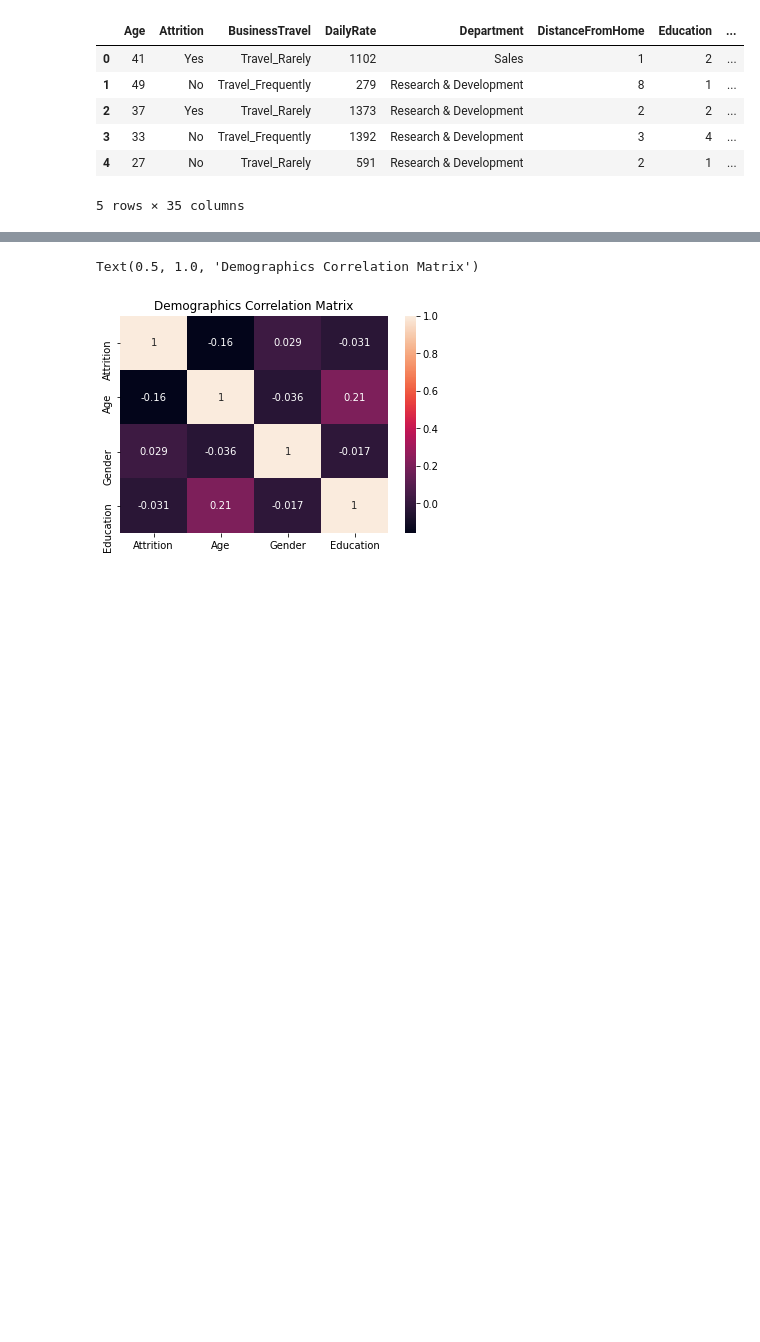
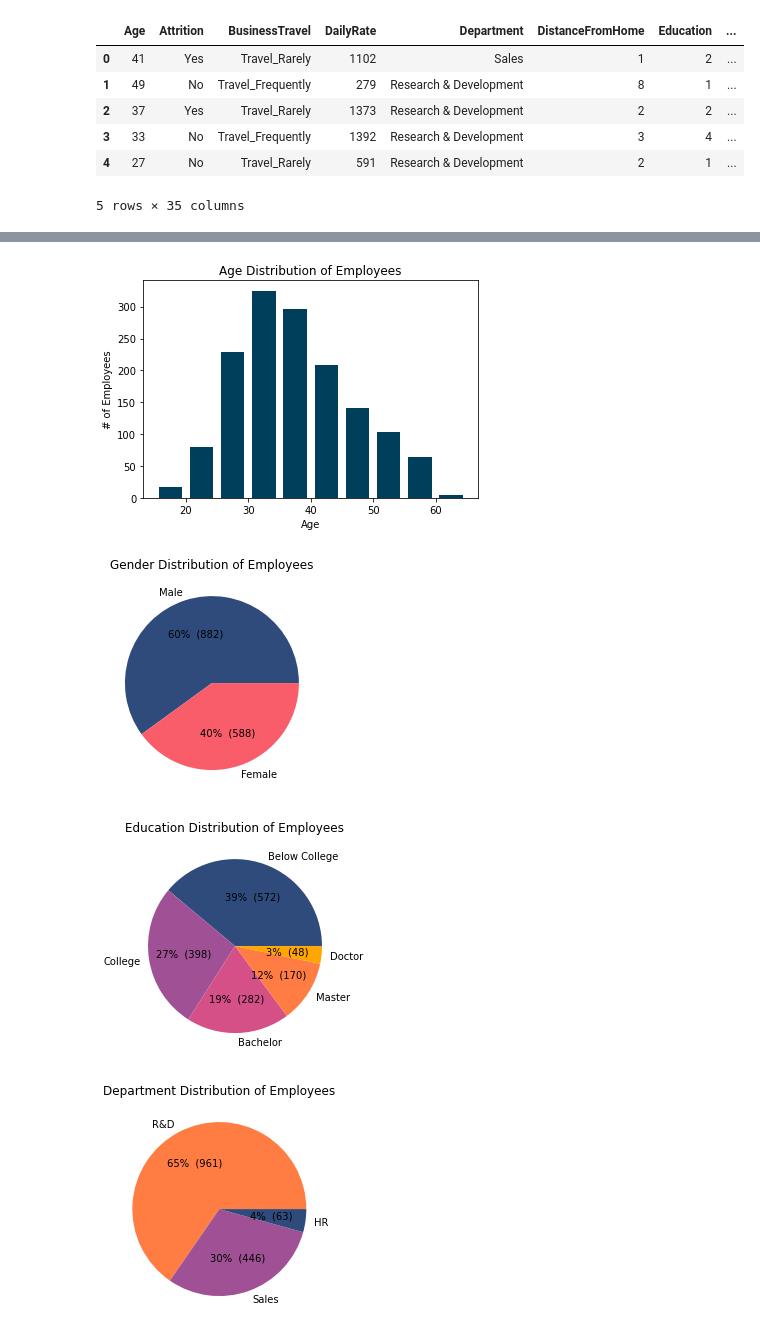
Before and after one commit to trevormcglaflin/PredictingEmployeeChurn, a Jupyter notebook: ChurnAnalysis.ipynb, the cells around one changed output, grey strips where cells are left out. Cells and saved outputs as stored; diff of their text form; code cells hidden in the pictures; blank space fills up the shorter version.

Commit message:
made initial plots and knn

```diff
--- a/ChurnAnalysis.ipynb
+++ b/ChurnAnalysis.ipynb
@@ -11,3 +16,13 @@ import seaborn as sns
+# %%
+# define color pallette to be used in plots
+blue_1 = '#003f5c'
+blue_2 = '#2f4b7c'
+purple_1 = '#665191'
+purple_2 = '#a05195'
+pink_1 = '#d45087'
+pink_2 = '#f95d6a'
+orange_1 = '#ff7c43'
+orange_2 = '#ffa600'
 # %%
 # read in data
 df = pd.read_csv('ChurnData.csv')
@@ -21,6 +36,14 @@ df.head()
 | 4 | 27 | No | Travel_Rarely | 591 | Research & Development | 2 | 1 | ... |
 5 rows × 35 columns
 # %%
-# Transform Data
+# Clean/Transform Data
+
+# drop unneccesary columns
+df.drop(columns=['Over18', 'StandardHours'])
+
+# convert boolean fields into 0's and 1's
 df['Attrition'] = np.where(df['Attrition'] == "Yes", 1, 0)
 df['Gender'] = np.where(df['Gender'] == "Male", 1, 0)
+df['OverTime'] = np.where(df['OverTime'] == "Yes", 1, 0)
+
+df
@@ -27,14 +78,49 @@ df['Gender'] = np.where(df['Gender'] == "Male", 1, 0)
 # %%
-# Exploratory Data Analysis
 # Demographics
-small_df = df[['Attrition', 'Age', 'Gender', 'Education']]
-heat_map = sns.heatmap(small_df.corr(), annot=True)
-heat_map.set_title("Demographics Correlation Matrix")
+# Age Histogram (5 year buckets)
+plt.hist(df['Age'],
+         bins=[15, 20, 25, 30, 35, 40, 45, 50, 55, 60, 65, 65],
+         rwidth=0.75,
+         color=blue_1)
+plt.title('Age Distribution of Employees')
+plt.xlabel('Age')
+plt.ylabel('# of Employees')
+plt.show()
 
-# Job Factors
-small_df = df[['Attrition', 'Age', 'Gender', 'Education']]
-heat_map = sns.heatmap(small_df.corr(), annot=True)
-heat_map.set_title("Demographics Correlation Matrix")
+# Gender Pie Chart
+def get_autopct(values):
+    def my_autopct(pct):
+        total = sum(values)
+        val = int(round(pct*total/100.0))
+        return '{p:.0f}%  ({v:d})'.format(p=pct,v=val)
+    return my_autopct
+
+plt.pie(df['Gender'].value_counts(),
+        colors=[blue_2, pink_2],
+        labels=['Male', 'Female'],
+        autopct=get_autopct(df['Gender'].value_counts()))
+plt.title('Gender Distribution of Employees')
+plt.show()
+
+# Education Pie Plot
+plt.pie(df['Education'].value_counts(),
+        colors=[blue_2, purple_2, pink_1, orange_1, orange_2],
+        labels=['Below College', 'College', 'Bachelor', 'Master', 'Doctor'],
+        autopct=get_autopct(df['Education'].value_counts()))
+plt.title('Education Distribution of Employees')
+plt.show()
+
+
+
+# Department Pie Plot
+plt.pie(df['Department'].value_counts(),
+        colors=[orange_1, purple_2, blue_2],
+        labels=['R&D', 'Sales', 'HR'],
+        autopct=get_autopct(df['Department'].value_counts()))
+plt.title('Department Distribution of Employees')
+plt.show()
 # %% [output]
-Text(0.5, 1.0, 'Demographics Correlation Matrix')
-[figure, old version]
+[figure, new version]
+[figure, added]
+[figure, added]
+[figure, added]
```
Also changed, not shown: parts of 13 cells of this notebook.
